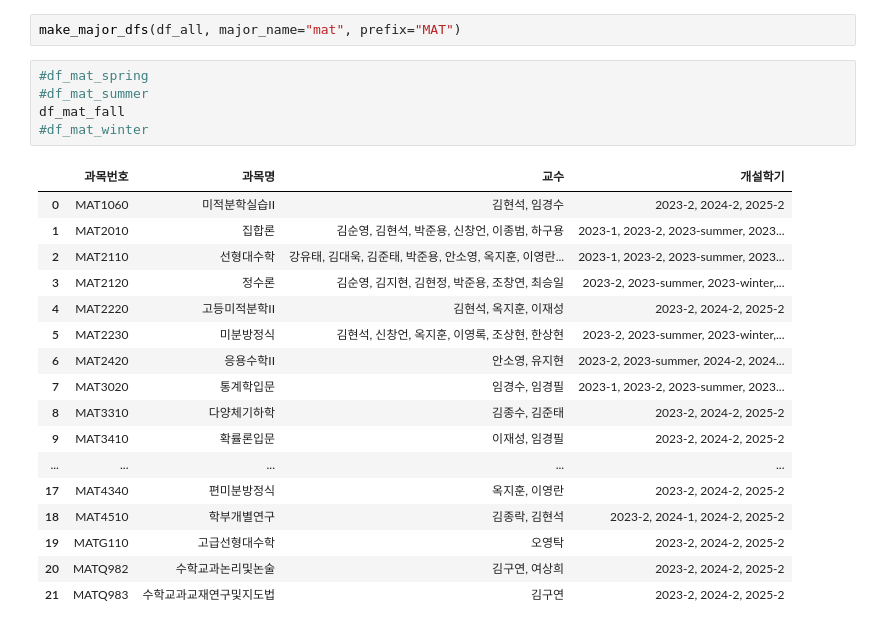
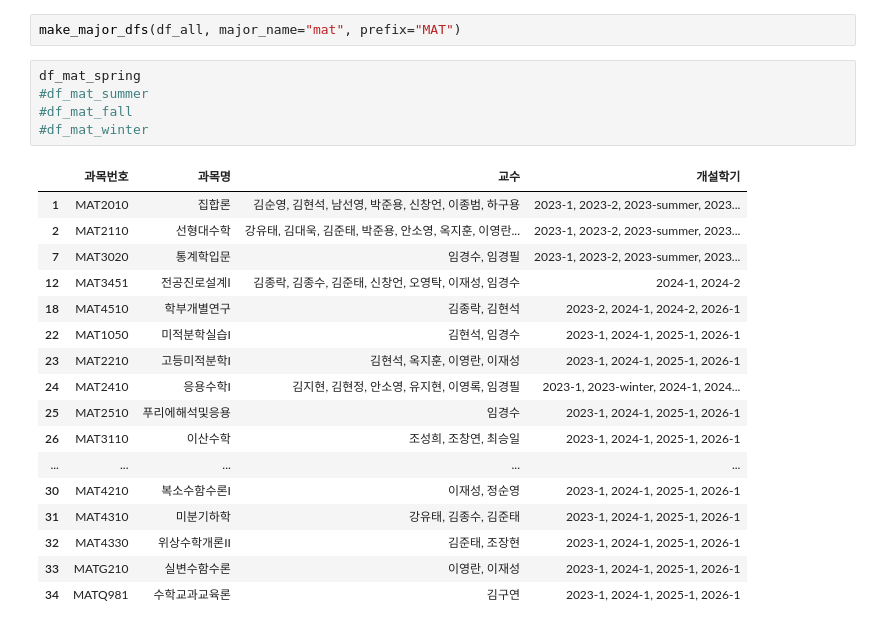
Before and after one commit to neulbokim/coursecheck, a Jupyter notebook: semester-course.ipynb, the cells around one changed output. Saved outputs shown, nothing was run; the diff lists cells and outputs as text.

```diff
--- a/semester-course.ipynb
+++ b/semester-course.ipynb
@@ -283,25 +335,25 @@ df_eco_fall
 # %%
 make_major_dfs(df_all, major_name="mat", prefix="MAT")
 # %%
-#df_mat_spring
+df_mat_spring
 #df_mat_summer
-df_mat_fall
+#df_mat_fall
 #df_mat_winter
 # %% [output]
 |  | 과목번호 | 과목명 | 교수 | 개설학기 |
-| 0 | MAT1060 | 미적분학실습II | 김현석, 임경수 | 2023-2, 2024-2, 2025-2 |
-| 1 | MAT2010 | 집합론 | 김순영, 김현석, 박준용, 신창언, 이종범, 하구용 | 2023-1, 2023-2, 2023-summer, 2023... |
+| 1 | MAT2010 | 집합론 | 김순영, 김현석, 남선영, 박준용, 신창언, 이종범, 하구용 | 2023-1, 2023-2, 2023-summer, 2023... |
 | 2 | MAT2110 | 선형대수학 | 강유태, 김대욱, 김준태, 박준용, 안소영, 옥지훈, 이영란... | 2023-1, 2023-2, 2023-summer, 2023... |
-| 3 | MAT2120 | 정수론 | 김순영, 김지현, 김현정, 박준용, 조창연, 최승일 | 2023-2, 2023-summer, 2023-winter,... |
-| 4 | MAT2220 | 고등미적분학II | 김현석, 옥지훈, 이재성 | 2023-2, 2024-2, 2025-2 |
-| 5 | MAT2230 | 미분방정식 | 김현석, 신창언, 옥지훈, 이영록, 조상현, 한상현 | 2023-2, 2023-summer, 2023-winter,... |
-| 6 | MAT2420 | 응용수학II | 안소영, 유지현 | 2023-2, 2023-summer, 2024-2, 2024... |
 | 7 | MAT3020 | 통계학입문 | 임경수, 임경필 | 2023-1, 2023-2, 2023-summer, 2023... |
-| 8 | MAT3310 | 다양체기하학 | 김종수, 김준태 | 2023-2, 2024-2, 2025-2 |
-| 9 | MAT3410 | 확률론입문 | 이재성, 임경필 | 2023-2, 2024-2, 2025-2 |
+| 12 | MAT3451 | 전공진로설계Ⅰ | 김종락, 김종수, 김준태, 신창언, 오영탁, 이재성, 임경수 | 2024-1, 2024-2 |
+| 18 | MAT4510 | 학부개별연구 | 김종락, 김현석 | 2023-2, 2024-1, 2024-2, 2026-1 |
+| 22 | MAT1050 | 미적분학실습I | 김현석, 임경수 | 2023-1, 2024-1, 2025-1, 2026-1 |
+| 23 | MAT2210 | 고등미적분학I | 김현석, 옥지훈, 이영란, 이재성 | 2023-1, 2024-1, 2025-1, 2026-1 |
+| 24 | MAT2410 | 응용수학I | 김지현, 김현정, 안소영, 유지현, 이영록, 임경필 | 2023-1, 2023-winter, 2024-1, 2024... |
+| 25 | MAT2510 | 푸리에해석및응용 | 임경수 | 2023-1, 2024-1, 2025-1, 2026-1 |
+| 26 | MAT3110 | 이산수학 | 조성희, 조창연, 최승일 | 2023-1, 2024-1, 2025-1, 2026-1 |
 | ... | ... | ... | ... | ... |
-| 17 | MAT4340 | 편미분방정식 | 옥지훈, 이영란 | 2023-2, 2024-2, 2025-2 |
-| 18 | MAT4510 | 학부개별연구 | 김종락, 김현석 | 2023-2, 2024-1, 2024-2, 2025-2 |
-| 19 | MATG110 | 고급선형대수학 | 오영탁 | 2023-2, 2024-2, 2025-2 |
-| 20 | MATQ982 | 수학교과논리및논술 | 김구연, 여상희 | 2023-2, 2024-2, 2025-2 |
-| 21 | MATQ983 | 수학교과교재연구및지도법 | 김구연 | 2023-2, 2024-2, 2025-2 |
+| 30 | MAT4210 | 복소수함수론I | 이재성, 정순영 | 2023-1, 2024-1, 2025-1, 2026-1 |
+| 31 | MAT4310 | 미분기하학 | 강유태, 김종수, 김준태 | 2023-1, 2024-1, 2025-1, 2026-1 |
+| 32 | MAT4330 | 위상수학개론II | 김준태, 조장현 | 2023-1, 2024-1, 2025-1, 2026-1 |
+| 33 | MATG210 | 실변수함수론 | 이영란, 이재성 | 2023-1, 2024-1, 2025-1, 2026-1 |
+| 34 | MATQ981 | 수학교과교육론 | 김구연 | 2023-1, 2024-1, 2025-1, 2026-1 |
```
Also changed, not shown: parts of 13 cells of this notebook, 9 other files.
